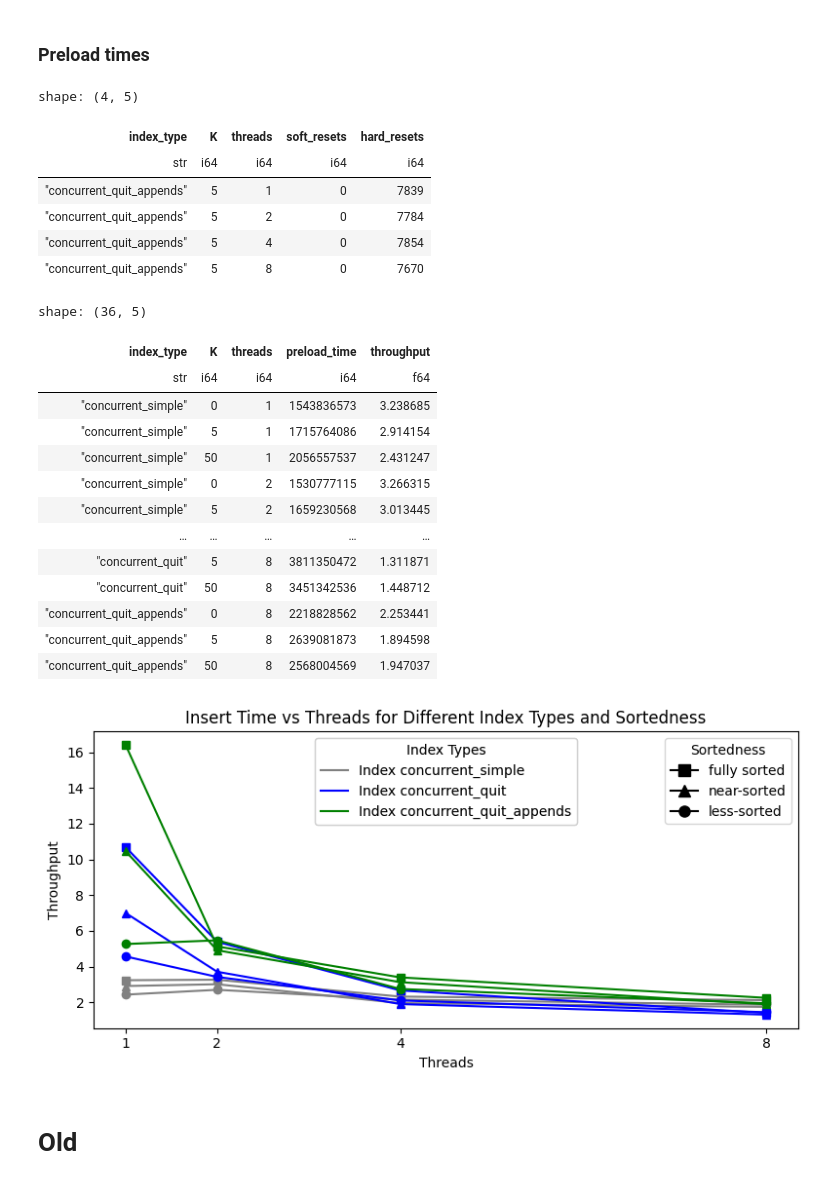
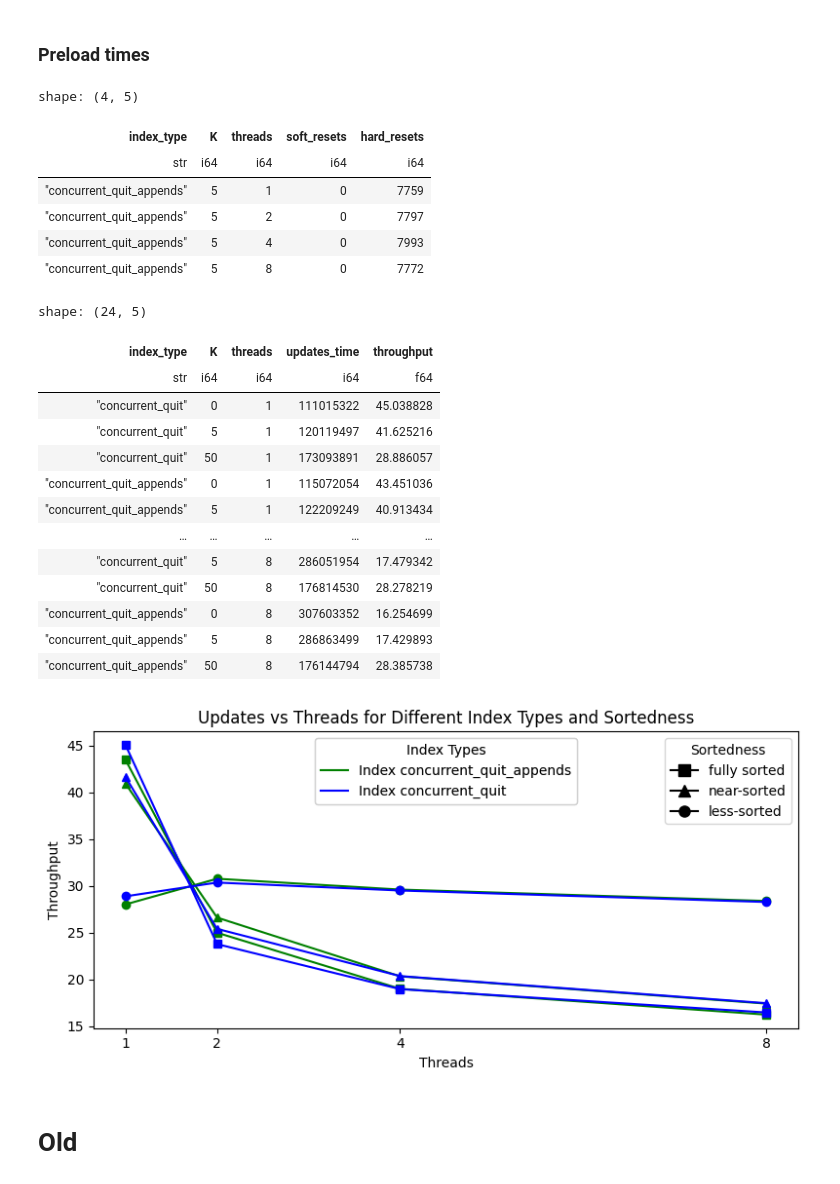
Before and after one commit to BU-DiSC/concurrent-quit, a Jupyter notebook: results/analysis/analysis.ipynb, the cells around one changed output. Cells and saved outputs as stored; diff of their text form; code cells hidden in the pictures.

```diff
--- a/results/analysis/analysis.ipynb
+++ b/results/analysis/analysis.ipynb
@@ -11,7 +11,7 @@ import numpy as np
 ### Set connection parameters
 # %%
 db_dir = "/scratch/aneeshr/concurrent-quit/results/db"
-db_name = "recent_db"
+db_name = "db_june18"
 db_path = db_dir + "/" + db_name
 # %%
 connection = sqlite3.connect(db_path)
@@ -69,37 +69,37 @@ reset_df
 shape: (4, 5)
 | index_type | K | threads | soft_resets | hard_resets |
 | str | i64 | i64 | i64 | i64 |
-| "concurrent_quit_appends" | 5 | 1 | 0 | 7839 |
-| "concurrent_quit_appends" | 5 | 2 | 0 | 7784 |
-| "concurrent_quit_appends" | 5 | 4 | 0 | 7854 |
-| "concurrent_quit_appends" | 5 | 8 | 0 | 7670 |
+| "concurrent_quit_appends" | 5 | 1 | 0 | 7759 |
+| "concurrent_quit_appends" | 5 | 2 | 0 | 7797 |
+| "concurrent_quit_appends" | 5 | 4 | 0 | 7993 |
+| "concurrent_quit_appends" | 5 | 8 | 0 | 7772 |
 # %%
 preload_df = df.select(
                 pl.col("index_type"),
                 pl.col("K"),
                 pl.col("threads"),
-                pl.col("preload_time")
+                pl.col("updates_time")
 )
 # %%
 num_ops = 5e6
 div_factor = num_ops * 1000
-preload_df = preload_df.with_columns((div_factor/pl.col("preload_time")).alias("throughput"))
+preload_df = preload_df.with_columns((div_factor/pl.col("updates_time")).alias("throughput"))
 preload_df
 # %% [output]
-shape: (36, 5)
+shape: (24, 5)
-| index_type | K | threads | preload_time | throughput |
+| index_type | K | threads | updates_time | throughput |
 | str | i64 | i64 | i64 | f64 |
-| "concurrent_simple" | 0 | 1 | 1543836573 | 3.238685 |
-| "concurrent_simple" | 5 | 1 | 1715764086 | 2.914154 |
-| "concurrent_simple" | 50 | 1 | 2056557537 | 2.431247 |
-| "concurrent_simple" | 0 | 2 | 1530777115 | 3.266315 |
-| "concurrent_simple" | 5 | 2 | 1659230568 | 3.013445 |
+| "concurrent_quit" | 0 | 1 | 111015322 | 45.038828 |
+| "concurrent_quit" | 5 | 1 | 120119497 | 41.625216 |
+| "concurrent_quit" | 50 | 1 | 173093891 | 28.886057 |
+| "concurrent_quit_appends" | 0 | 1 | 115072054 | 43.451036 |
+| "concurrent_quit_appends" | 5 | 1 | 122209249 | 40.913434 |
 | … | … | … | … | … |
-| "concurrent_quit" | 5 | 8 | 3811350472 | 1.311871 |
-| "concurrent_quit" | 50 | 8 | 3451342536 | 1.448712 |
-| "concurrent_quit_appends" | 0 | 8 | 2218828562 | 2.253441 |
-| "concurrent_quit_appends" | 5 | 8 | 2639081873 | 1.894598 |
-| "concurrent_quit_appends" | 50 | 8 | 2568004569 | 1.947037 |
+| "concurrent_quit" | 5 | 8 | 286051954 | 17.479342 |
+| "concurrent_quit" | 50 | 8 | 176814530 | 28.278219 |
+| "concurrent_quit_appends" | 0 | 8 | 307603352 | 16.254699 |
+| "concurrent_quit_appends" | 5 | 8 | 286863499 | 17.429893 |
+| "concurrent_quit_appends" | 50 | 8 | 176144794 | 28.385738 |
 # %%
 index_types = preload_df["index_type"].unique().to_list()
 k_values = sorted(preload_df["K"].unique().to_list())
@@ -131,36 +131,36 @@ for index in index_types:
 # Set x-axis ticks and label
 plt.xticks(thread_values)
 plt.xlabel("Threads")
 # Set y-axis label
 plt.ylabel("Throughput")
 # Set plot title
-plt.title("Insert Time vs Threads for Different Index Types and Sortedness")
+plt.title("Updates vs Threads for Different Index Types and Sortedness")
 # Add legend
 
 # legend_k_handles = [plt.plot([], [], marker=markers[k], linestyle='-', color='gray', label=f'K={k}')[0] for k in k_values]
 # plt.legend(handles=legend_k_handles, title='K Values', loc='upper right')
 
 # # Create a separate legend for Index Types using proxy artists
 # legend_index_handles = [plt.plot([], [], color=colors[index], label=f'{index}')[0] for index in index_types]
 # plt.legend(handles=legend_index_handles, loc='upper right')
 
 # Create a separate legend for K values (proxy artists)
 marker_handles = [plt.Line2D([0], [0], marker=markers[k], color='k', linestyle='-', markersize=8, label=f'{sortedness_values[k]}') for k in k_values]
 legend2 = plt.legend(handles=marker_handles, title='Sortedness', loc='upper right')
 plt.gca().add_artist(legend2) # Add the second legend to the current axes
 
 # Create a separate legend for Index Types (proxy artists)
 color_handles = [plt.Line2D([0], [0], color=colors[index], linestyle='-', label=f'Index {index}') for index in index_types]
 legend3 = plt.legend(handles=color_handles, title='Index Types', loc='upper center')
 plt.gca().add_artist(legend3) # Add the third legend to the current axes
 
 # Adjust layout to prevent labels from overlapping
 plt.tight_layout()
 # Show the plot
 # plt.show()
-plt.savefig("inserts.pdf")
+plt.savefig("updates-june18.pdf")
 # %% [output]
-[figure, old version]
+[figure, new version]
 # %% [markdown]
 # Old
 # %%
```
Also changed, not shown: parts of 3 cells of this notebook, 2 other files.
